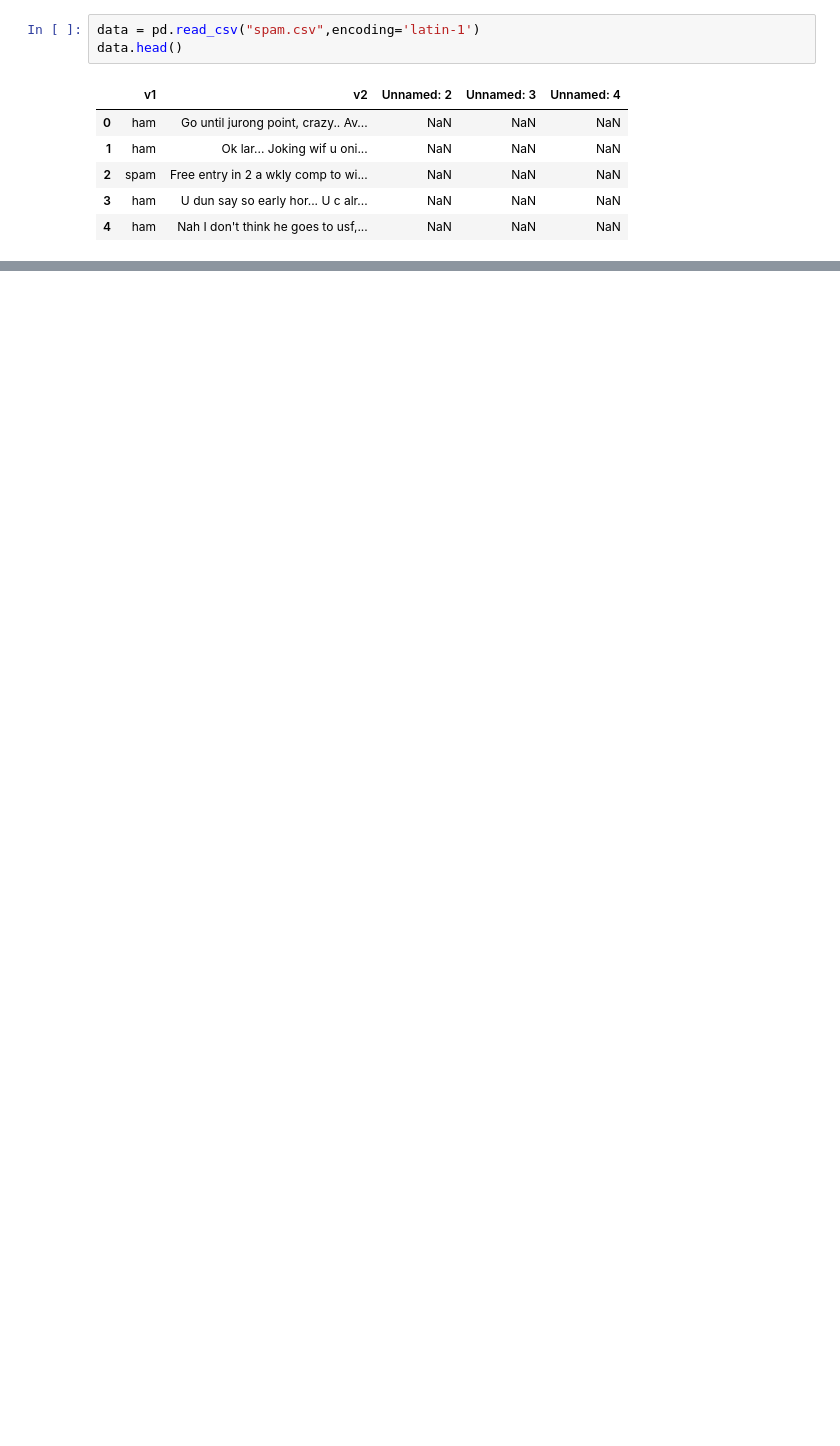
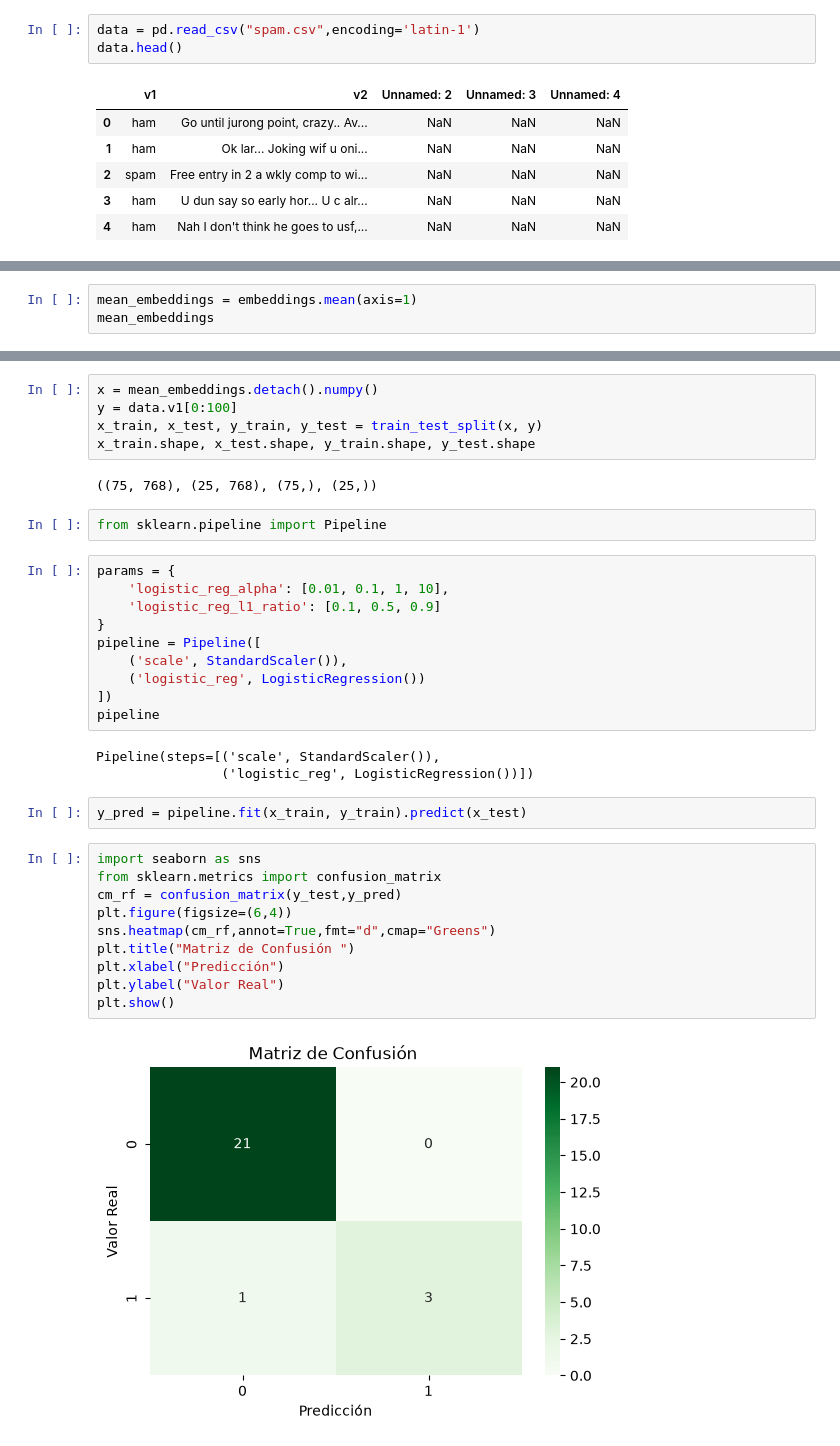
Before and after one commit to DiegoCastroSatt/IntroIA, a Jupyter notebook: practica.ipynb, the cells around one changed output, grey strips where cells are left out. Saved outputs shown, nothing was run; the diff lists cells and outputs as text; blank space fills up the shorter version.

```diff
--- a/practica.ipynb
+++ b/practica.ipynb
@@ -82,0 +88,3 @@ torch.Size([1, 8, 768])
+# %%
+mean_embeddings = embeddings.mean(axis=1)
+mean_embeddings
@@ -82,0 +106,36 @@ torch.Size([1, 8, 768])
+# %%
+x = mean_embeddings.detach().numpy()
+y = data.v1[0:100]
+x_train, x_test, y_train, y_test = train_test_split(x, y)
+x_train.shape, x_test.shape, y_train.shape, y_test.shape
+# %% [output]
+((75, 768), (25, 768), (75,), (25,))
+# %%
+from sklearn.pipeline import Pipeline
+# %%
+params = {
+    'logistic_reg_alpha': [0.01, 0.1, 1, 10],
+    'logistic_reg_l1_ratio': [0.1, 0.5, 0.9]
+}
+pipeline = Pipeline([
+    ('scale', StandardScaler()),
+    ('logistic_reg', LogisticRegression())
+])
+pipeline
+# %% [output]
+Pipeline(steps=[('scale', StandardScaler()),
+                ('logistic_reg', LogisticRegression())])
+# %%
+y_pred = pipeline.fit(x_train, y_train).predict(x_test)
+# %%
+import seaborn as sns
+from sklearn.metrics import confusion_matrix
+cm_rf = confusion_matrix(y_test,y_pred)
+plt.figure(figsize=(6,4))
+sns.heatmap(cm_rf,annot=True,fmt="d",cmap="Greens")
+plt.title("Matriz de Confusión ")
+plt.xlabel("Predicción")
+plt.ylabel("Valor Real")
+plt.show()
+# %% [output]
+[figure, added]
```
Also changed, not shown: parts of 6 cells of this notebook.
